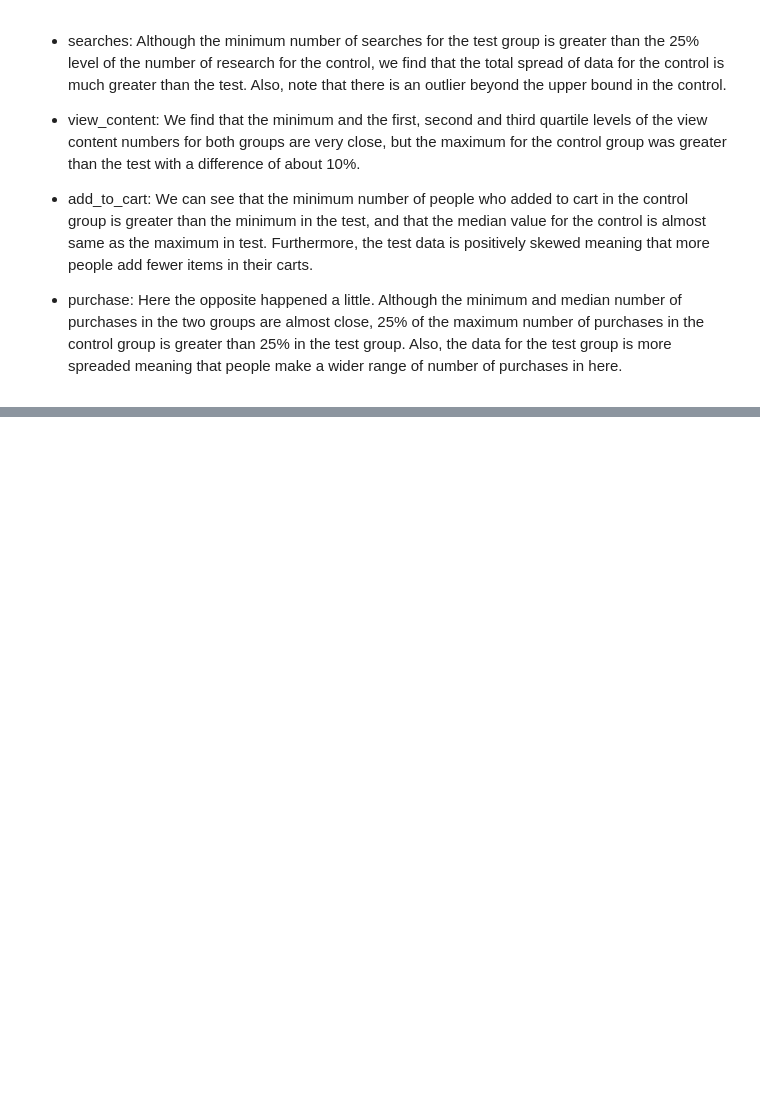
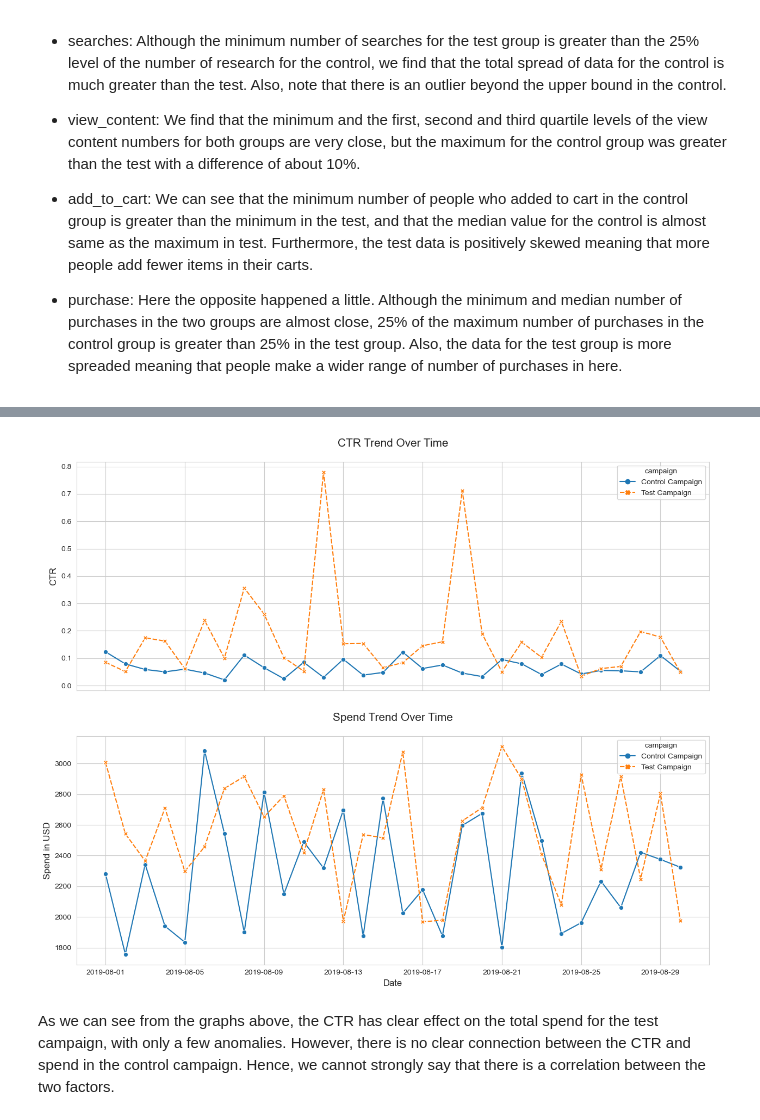
Before and after one commit to Rafsan7238/Data-Analysis_Data-Science_Projects, a Jupyter notebook: Python Projects/Website Landing Page A:B Testing/E-Commerce Website A:B Testing.ipynb, the cells around one changed output, grey strips where cells are left out. Cells and saved outputs as stored; diff of their text form; code cells hidden in the pictures; blank space fills up the shorter version.

Commit message:
Added time series analysis

```diff
--- a/Python Projects/Website Landing Page A:B Testing/E-Commerce Website A:B Testing.ipynb
+++ b/Python Projects/Website Landing Page A:B Testing/E-Commerce Website A:B Testing.ipynb
@@ -439,0 +443,4 @@ Text(0.5, 1.02, 'Summary Statistics for Each Column per Campaign')
+# %%
+# create ctr column
+merged_data['ctr'] = merged_data['website_clicks'] / merged_data['reach']
+merged_data
@@ -439,0 +465,19 @@ Text(0.5, 1.02, 'Summary Statistics for Each Column per Campaign')
+# %%
+# plot ctr
+fig, ax = plt.subplots(2, 1, figsize=(15, 12), sharex=True)
+sns.set_style('whitegrid')
+sns.lineplot(data=merged_data, x='date', y='ctr', hue='campaign', style='campaign', markers=True, ax=ax[0])
+ax[0].set_ylabel('CTR', fontsize=12)
+ax[0].set_xlabel('Date', fontsize=12)
+ax[0].set_title('CTR Trend Over Time', fontsize=15, pad=20)
+
+# plot spend
+sns.lineplot(data=merged_data, x='date', y='spend_usd', hue='campaign', style='campaign', markers=True, ax=ax[1])
+ax[1].set_ylabel('Spend in USD', fontsize=12)
+ax[1].set_xlabel('Date', fontsize=12)
+ax[1].set_title('Spend Trend Over Time', fontsize=15, pad=20)
+plt.show()
+# %% [output]
+[figure, added]
+# %% [markdown]
+As we can see from the graphs above, the CTR has clear effect on the total spend for the test campaign, with only a few anomalies. However, there is no clear connection between the CTR and spend in the control campaign. Hence, we cannot strongly say that there is a correlation between the two factors.
```
Also changed, not shown: parts of 4 cells of this notebook.
